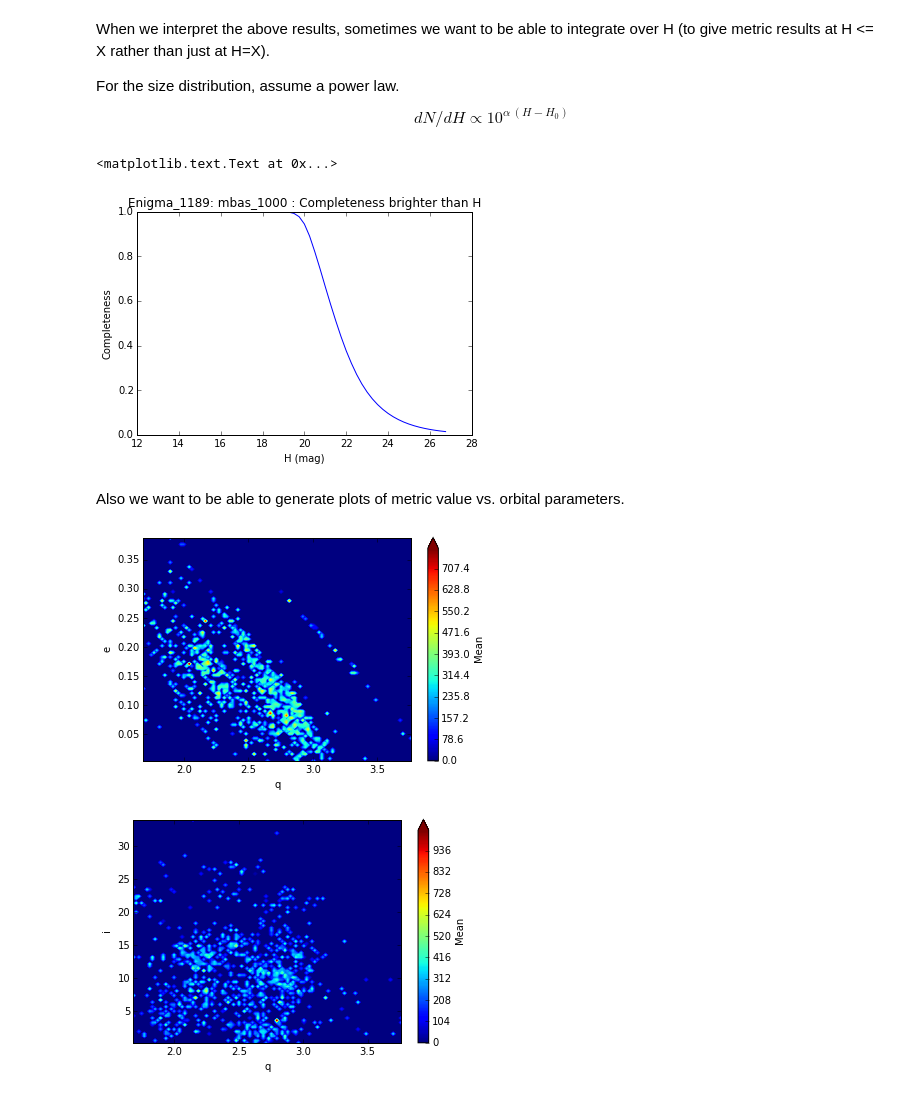
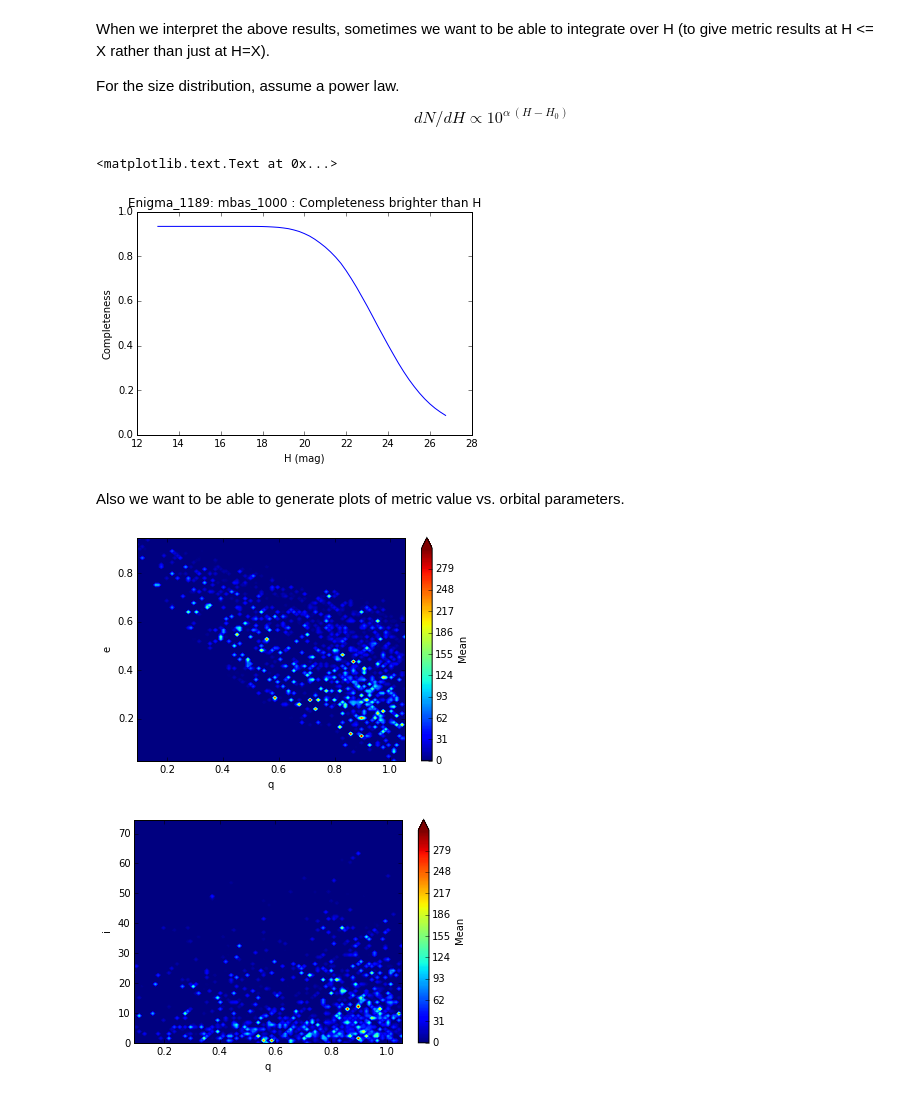
Before and after one commit to rhiannonlynne/MafSSO, a Jupyter notebook: Prototype SSO Metrics.ipynb, the cells around one changed output. Saved outputs shown, nothing was run; the diff lists cells and outputs as text; code cells hidden in the pictures.

```diff
--- a/Prototype SSO Metrics.ipynb
+++ b/Prototype SSO Metrics.ipynb
@@ -21,7 +21,8 @@ import matplotlib.pyplot as plt
 %matplotlib inline
 import pandas as pd
 # %%
-orbitfile = 'mbas_1000.txt'
+#orbitfile = 'mbas_1000.txt'
+orbitfile = 'pha20141031.des'
 obsfile = orbitfile.replace('.des', '').replace('.txt','') + '_allObs.txt'
 
 orbits = pd.read_table(orbitfile, sep='\s*')
@@ -170,7 +171,7 @@ plt.ylabel('Completeness')
 plt.title('Enigma_1189: %s : %s' %(outroot, 'Completeness brighter than H'))
 # %% [output]
 <matplotlib.text.Text at 0x...>
-[figure, old version]
+[figure, new version]
 # %% [markdown]
 Also we want to be able to generate plots of metric value vs. orbital parameters.
 # %%
@@ -220,8 +221,8 @@ def metricVs2dOrbits(orbits, xlabel, ylabel,
     plt.xlabel(xlabel)
     plt.ylabel(ylabel)
 # %%
-metricVs2dOrbits(orbits, 'q', 'e', nobsSsos, 18.0, Hrange, nxbins=100, nybins=100)
-metricVs2dOrbits(orbits, 'q', 'i', nobsSsos, 18.0, Hrange, nxbins=100, nybins=100)
+metricVs2dOrbits(orbits, 'q', 'e', nobsSsos, 22.0, Hrange, nxbins=100, nybins=100)
+metricVs2dOrbits(orbits, 'q', 'i', nobsSsos, 22.0, Hrange, nxbins=100, nybins=100)
 # %% [output]
-[figure, old version]
+[figure, new version]
-[figure, old version]
+[figure, new version]
```
Also changed, not shown: parts of 1 cell of this notebook, 1 other file.
